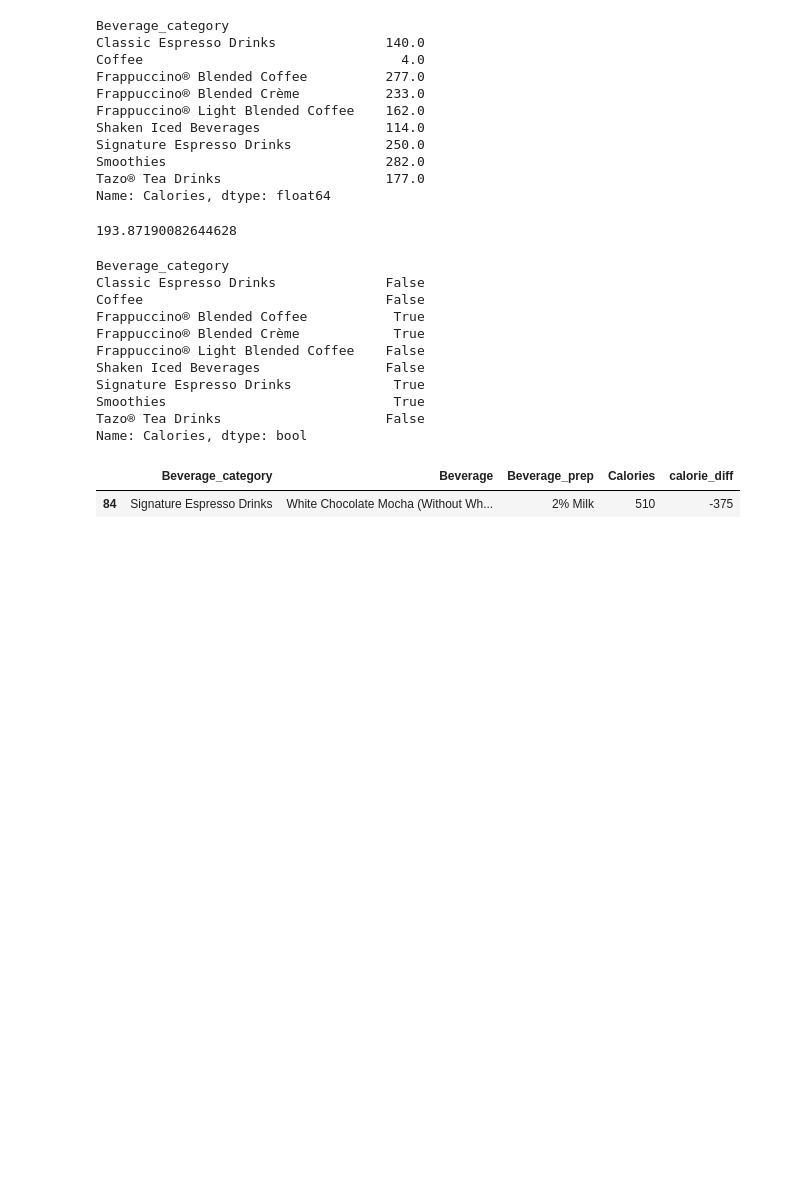
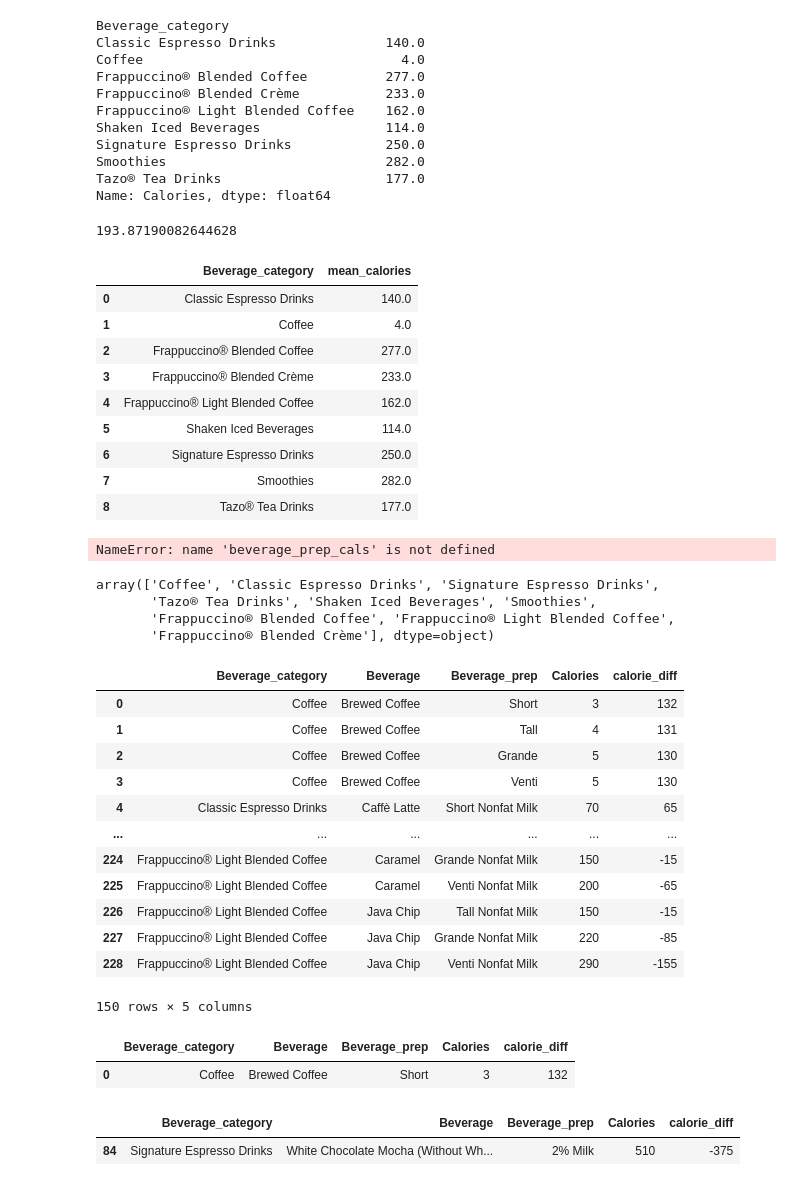
Before and after one commit to pjbateman/codeclan_homework_paul, a Jupyter notebook: week_12/day2/4_homework/python_analysis_homework.ipynb, the cells around one changed output. Saved outputs shown, nothing was run; the diff lists cells and outputs as text; code cells hidden in the pictures; blank space fills up the shorter version.

```diff
--- a/week_12/day2/4_homework/python_analysis_homework.ipynb
+++ b/week_12/day2/4_homework/python_analysis_homework.ipynb
@@ -138,19 +138,55 @@ threshold
 # %% [output]
 193.87190082644628
 # %%
-drinks.groupby("Beverage_category")["Calories"].mean().round() > threshold
+drinks.groupby("Beverage_category")["Calories"].mean().round().reset_index(name = "mean_calories").copy()
 # %% [output]
-Beverage_category
-Classic Espresso Drinks              False
-Coffee                               False
-Frappuccino® Blended Coffee           True
-Frappuccino® Blended Crème            True
-Frappuccino® Light Blended Coffee    False
-Shaken Iced Beverages                False
-Signature Espresso Drinks             True
-Smoothies                             True
-Tazo® Tea Drinks                     False
-Name: Calories, dtype: bool
+|  | Beverage_category | mean_calories |
+| 0 | Classic Espresso Drinks | 140.0 |
+| 1 | Coffee | 4.0 |
+| 2 | Frappuccino® Blended Coffee | 277.0 |
+| 3 | Frappuccino® Blended Crème | 233.0 |
+| 4 | Frappuccino® Light Blended Coffee | 162.0 |
+| 5 | Shaken Iced Beverages | 114.0 |
+| 6 | Signature Espresso Drinks | 250.0 |
+| 7 | Smoothies | 282.0 |
+| 8 | Tazo® Tea Drinks | 177.0 |
+# %%
+beverage_prep_cals.loc[beverage_prep_cals["mean_calories"] > threshold]
+# %% [output]
+NameError: name 'beverage_prep_cals' is not defined
+# %%
+pd.unique(drinks["Beverage_category"])
+# %% [output]
+array(['Coffee', 'Classic Espresso Drinks', 'Signature Espresso Drinks',
+       'Tazo® Tea Drinks', 'Shaken Iced Beverages', 'Smoothies',
+       'Frappuccino® Blended Coffee', 'Frappuccino® Light Blended Coffee',
+       'Frappuccino® Blended Crème'], dtype=object)
+# %%
+coffee_drinks = drinks.loc[drinks["Beverage_category"].isin(['Coffee',
+                                                             'Classic Espresso Drinks',
+                                                             'Signature Espresso Drinks',
+                                                             'Frappuccino® Blended Coffee',
+                                                             'Frappuccino® Light Blended Coffee'])].copy()
+coffee_drinks
+# %% [output]
+|  | Beverage_category | Beverage | Beverage_prep | Calories | calorie_diff |
+| 0 | Coffee | Brewed Coffee | Short | 3 | 132 |
+| 1 | Coffee | Brewed Coffee | Tall | 4 | 131 |
+| 2 | Coffee | Brewed Coffee | Grande | 5 | 130 |
+| 3 | Coffee | Brewed Coffee | Venti | 5 | 130 |
+| 4 | Classic Espresso Drinks | Caffè Latte | Short Nonfat Milk | 70 | 65 |
+| ... | ... | ... | ... | ... | ... |
+| 224 | Frappuccino® Light Blended Coffee | Caramel | Grande Nonfat Milk | 150 | -15 |
+| 225 | Frappuccino® Light Blended Coffee | Caramel | Venti Nonfat Milk | 200 | -65 |
+| 226 | Frappuccino® Light Blended Coffee | Java Chip | Tall Nonfat Milk | 150 | -15 |
+| 227 | Frappuccino® Light Blended Coffee | Java Chip | Grande Nonfat Milk | 220 | -85 |
+| 228 | Frappuccino® Light Blended Coffee | Java Chip | Venti Nonfat Milk | 290 | -155 |
+150 rows × 5 columns
+# %%
+coffee_drinks.sort_values("Calories").head(1)
+# %% [output]
+|  | Beverage_category | Beverage | Beverage_prep | Calories | calorie_diff |
+| 0 | Coffee | Brewed Coffee | Short | 3 | 132 |
 # %%
 drinks.sort_values("Calories", ascending = False).head(1)
 # %% [output]
```
Also changed, not shown: parts of 4 cells of this notebook, 2 other files.
